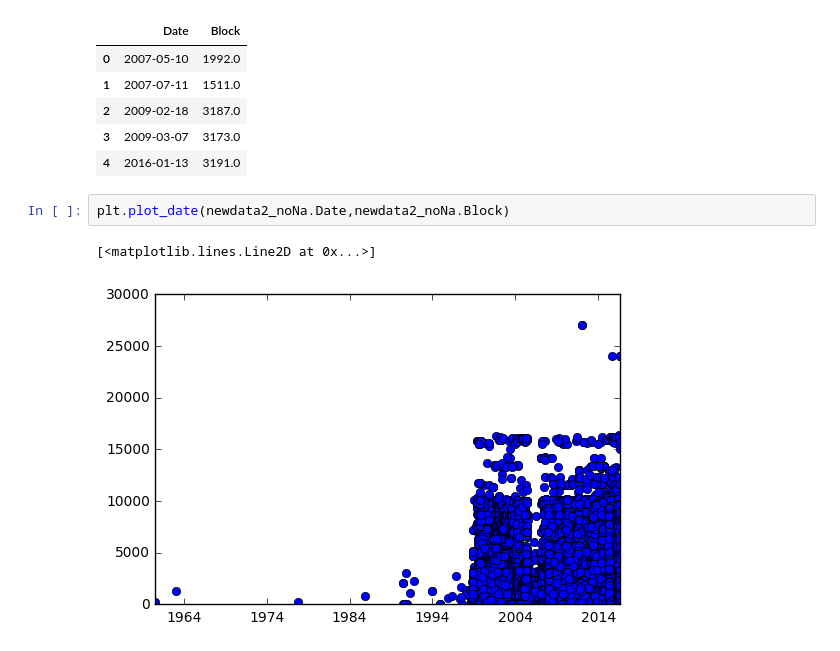
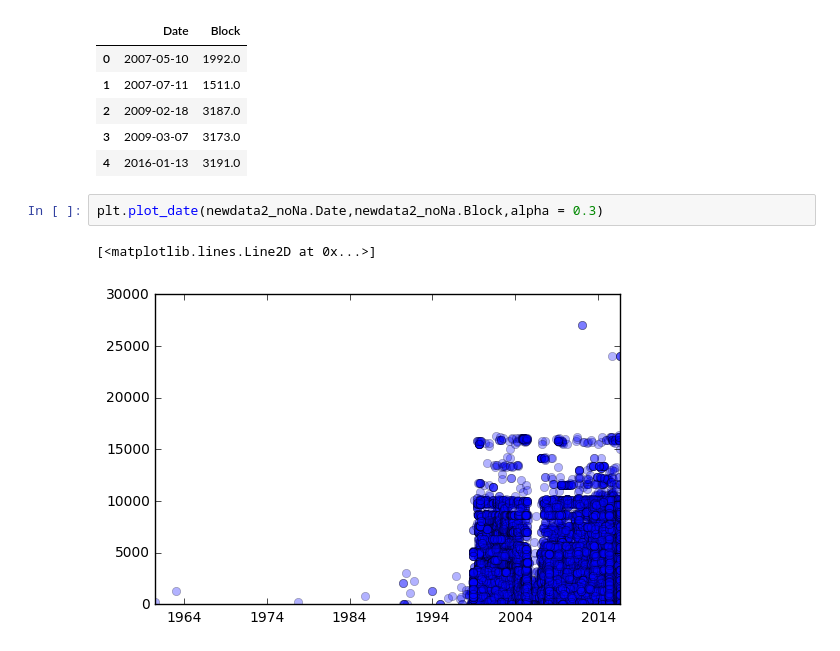
Before and after one commit to yuanviola/PUI2016_ys2808, a Jupyter notebook: HW2_ys2808/assignment3 and extra credit _ys2808.ipynb, the cells around one changed output. Drawn from its saved outputs; the diff is of its cells as text.

```diff
--- a/HW2_ys2808/assignment3 and extra credit _ys2808.ipynb
+++ b/HW2_ys2808/assignment3 and extra credit _ys2808.ipynb
@@ -69,7 +68,7 @@ newdata2_noNa.head()
 | 3 | 2009-03-07 | 3173.0 |
 | 4 | 2016-01-13 | 3191.0 |
 # %%
-plt.plot_date(newdata2_noNa.Date,newdata2_noNa.Block)
+plt.plot_date(newdata2_noNa.Date,newdata2_noNa.Block,alpha = 0.3)
 # %% [output]
 [<matplotlib.lines.Line2D at 0x...>]
-[figure, old version]
+[figure, new version]
```
Also changed, not shown: parts of 2 cells of this notebook, 1 other file.
